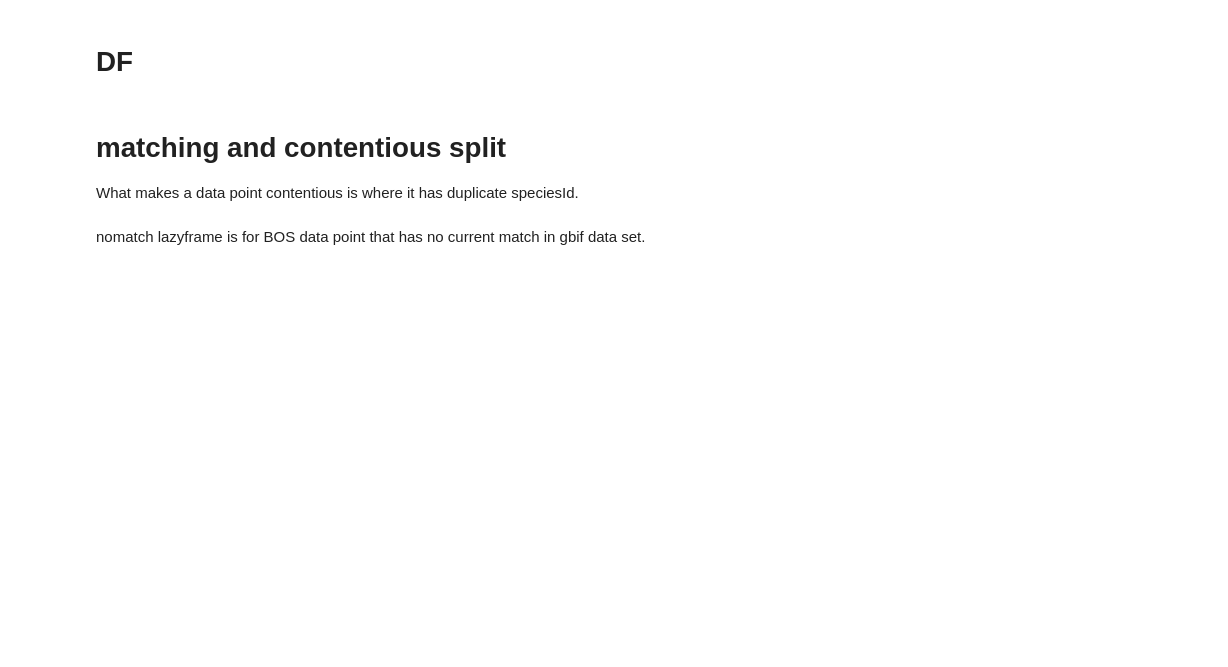
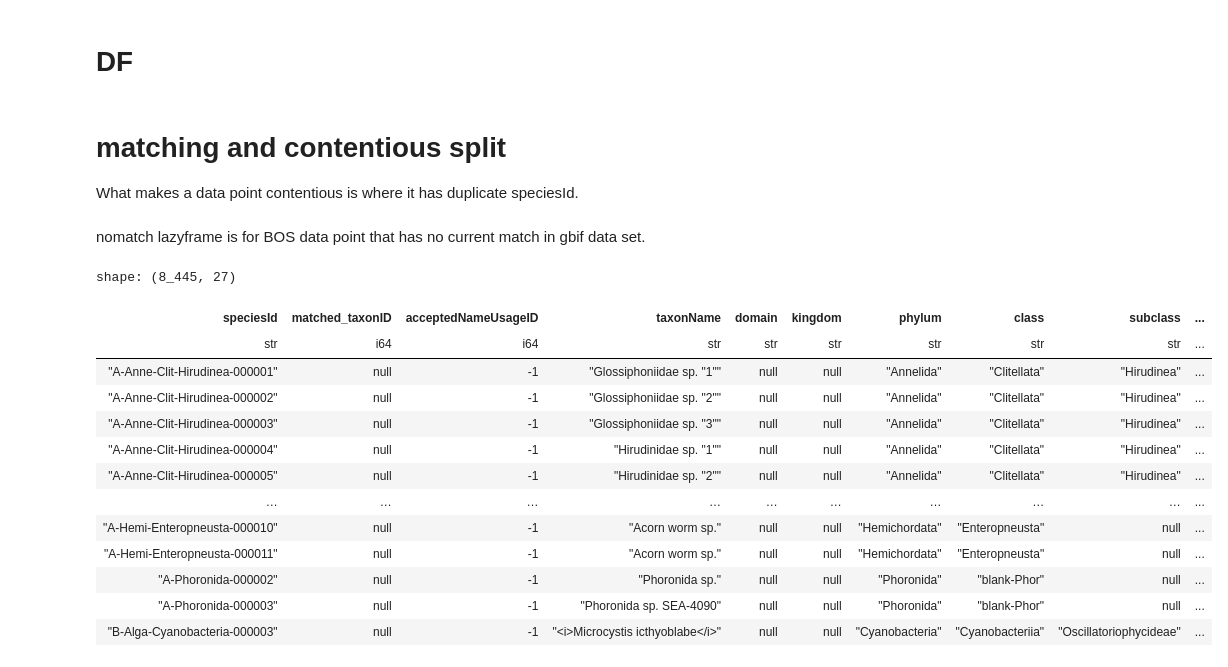
Before and after one commit to roberthobblebottom/lkcnhm_data_wrangling, a Jupyter notebook: __marimo__/more R translation.ipynb, the cells around one changed output. Cells and saved outputs as stored; diff of their text form; code cells hidden in the pictures; blank space fills up the shorter version.

Commit message:
nomatch work

```diff
--- a/__marimo__/more R translation.ipynb
+++ b/__marimo__/more R translation.ipynb
@@ -30,26 +50,2 @@ contentious.filter(
 # %%
-matching = (df.filter((~pl.col("speciesId").is_duplicated()))).with_columns(
-    acceptedNameUsageID=pl.col("acceptedNameUsageID")
-    .fill_null(pl.lit(-1))
-    .cast(pl.Int64)
-)
-
-contentious_part1 = pl.scan_csv("contentious_part1.csv")
-
-unique_contentious = contentious_part1.filter(
-    (~pl.col("speciesId").is_duplicated()) & (~pl.col("speciesId").is_null())
-)  # added the non null filter, it is not in the R script.
-
-unique_contentius_speciesId = (
-    unique_contentious.select("speciesId").collect().to_series().implode()
-)
-contentious2 = contentious_part1.filter(
-    ~pl.col("speciesId").is_in(unique_contentius_speciesId)
-)
-# contentious2.collect()["speciesId"]
-
-matching = pl.concat(
-    [matching, unique_contentious],
-)
+contentious2.collect().sort("speciesId")
-# %% [markdown]
-nomatch lazyframe is for BOS data point that has no current match in gbif data set.
@@ -66,10 +54,29 @@ nomatch = (
+# %% [markdown]
+nomatch lazyframe is for BOS data point that has no current match in gbif data set.
 # %%
-accepted_taxon_lookup = (
-    taxon.filter(pl.col("taxonomicStatus") == pl.lit("accepted"))
-    .filter(pl.col("kingdom").is_in(["Animalia", "Plantae"]))
-    .filter(~pl.col("canonicalName").is_null())
-    .filter(pl.col("canonicalName") != "")
-    .sort("canonicalName")
-    .filter((~pl.col("canonicalName").is_first_distinct()))
+nomatch = (
+    matching.filter(pl.col("matched_taxonID").is_null())
+    .with_columns(
+        taxonRank=pl.lit("BOSuncornirmedSpecies"),
+        taxonomicStatus=pl.lit("BOSunformired"),
+        parentNameUsageID=pl.lit(None),
+    )
+    .collect()
 )
+nomatch
+# %% [output]
+shape: (8_445, 27)
+| speciesId | matched_taxonID | acceptedNameUsageID | taxonName | domain | kingdom | phylum | class | subclass | ... |
+| str | i64 | i64 | str | str | str | str | str | str | ... |
+| "A-Anne-Clit-Hirudinea-000001" | null | -1 | "Glossiphoniidae sp. "1"" | null | null | "Annelida" | "Clitellata" | "Hirudinea" | ... |
+| "A-Anne-Clit-Hirudinea-000002" | null | -1 | "Glossiphoniidae sp. "2"" | null | null | "Annelida" | "Clitellata" | "Hirudinea" | ... |
+| "A-Anne-Clit-Hirudinea-000003" | null | -1 | "Glossiphoniidae sp. "3"" | null | null | "Annelida" | "Clitellata" | "Hirudinea" | ... |
+| "A-Anne-Clit-Hirudinea-000004" | null | -1 | "Hirudinidae sp. "1"" | null | null | "Annelida" | "Clitellata" | "Hirudinea" | ... |
+| "A-Anne-Clit-Hirudinea-000005" | null | -1 | "Hirudinidae sp. "2"" | null | null | "Annelida" | "Clitellata" | "Hirudinea" | ... |
+| … | … | … | … | … | … | … | … | … | ... |
+| "A-Hemi-Enteropneusta-000010" | null | -1 | "Acorn worm sp." | null | null | "Hemichordata" | "Enteropneusta" | null | ... |
+| "A-Hemi-Enteropneusta-000011" | null | -1 | "Acorn worm sp." | null | null | "Hemichordata" | "Enteropneusta" | null | ... |
+| "A-Phoronida-000002" | null | -1 | "Phoronida sp." | null | null | "Phoronida" | "blank-Phor" | null | ... |
+| "A-Phoronida-000003" | null | -1 | "Phoronida sp. SEA-4090" | null | null | "Phoronida" | "blank-Phor" | null | ... |
+| "B-Alga-Cyanobacteria-000003" | null | -1 | "<i>Microcystis icthyoblabe</i>" | null | null | "Cyanobacteria" | "Cyanobacteriia" | "Oscillatoriophycideae" | ... |
 # %%
```
Also changed, not shown: parts of 14 cells of this notebook, 8 other files.
